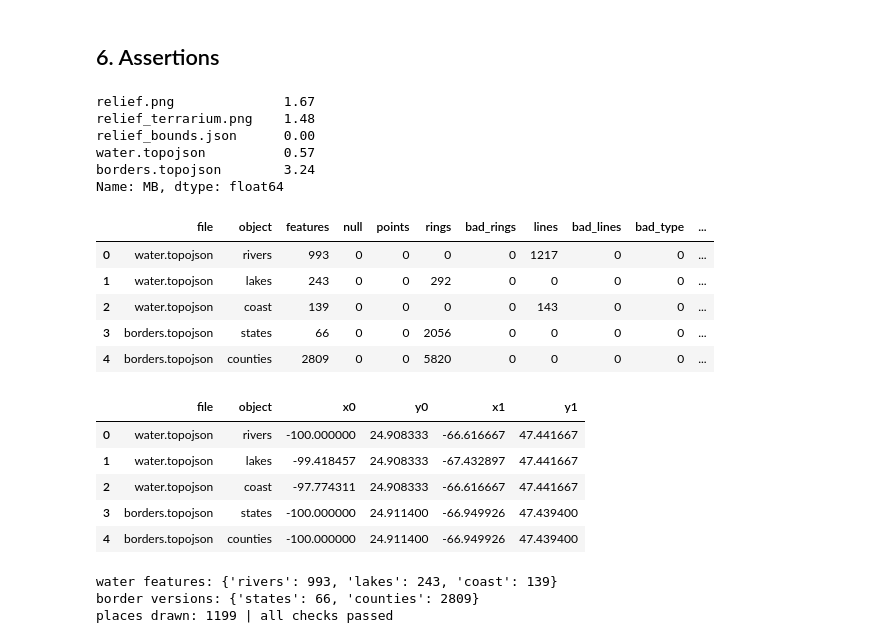
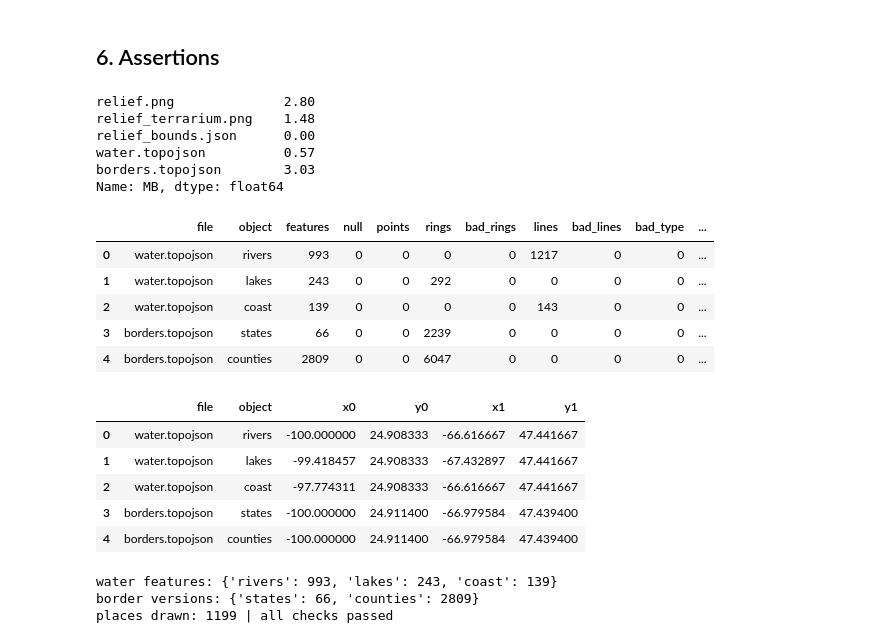
Before and after one commit to larawashington-PGDV5200/revolutionary-xroads, a Jupyter notebook: rx-pipeline/notebooks/E01_base.ipynb, the cells around one changed output. Drawn from its saved outputs; the diff is of its cells as text; code cells hidden in the pictures.

```diff
--- a/rx-pipeline/notebooks/E01_base.ipynb
+++ b/rx-pipeline/notebooks/E01_base.ipynb
@@ -259,26 +260,28 @@ def hillshade(z, lat_c, res_deg, azimuth=315, altitude=45):
 Z_FACTOR = 5             # vertical exaggeration (T-010)
 STRETCH_PCT = (1, 99)    # linear contrast stretch between these land-cell percentiles
 land = z > 0
-hs = hillshade(z * Z_FACTOR, lat_c, res)
+hs = hillshade(np.maximum(z, 0) * Z_FACTOR, lat_c, res)     # T-014: below sea level shades flat; the land mask (§3b) sets transparency
 s_lo, s_hi = np.percentile(hs[land], STRETCH_PCT)
 shade = np.clip((hs - s_lo) / (s_hi - s_lo), 0, 1)
 print(f'shade before stretch: p{STRETCH_PCT[0]} {s_lo:.3f}, p{STRETCH_PCT[1]} {s_hi:.3f} | grey std on land {(shade[land] * 255).std():.1f}')
 
-# T-011: 2 x 2 block mean over land cells; a block is land when >= 2 of its 4 cells are land
+# T-011: 2 x 2 block mean; T-014: of all 4 cells (the land mask in §3b decides what is opaque)
 DOWNSAMPLE = 2
 assert z.shape[0] % DOWNSAMPLE == 0 and z.shape[1] % DOWNSAMPLE == 0, z.shape     # so the bounds stay the same
 def blocks(a): return a.reshape(a.shape[0] // DOWNSAMPLE, DOWNSAMPLE, a.shape[1] // DOWNSAMPLE, DOWNSAMPLE).sum(axis=(1, 3))
 n_land = blocks(land.astype('int16'))
-gray = np.round(blocks(np.where(land, shade, 0)) / np.maximum(n_land, 1) * 255).astype('uint8')
-land2 = n_land * 2 >= DOWNSAMPLE ** 2
+gray = np.round(blocks(shade) / DOWNSAMPLE ** 2 * 255).astype('uint8')
+land2 = n_land * 2 >= DOWNSAMPLE ** 2        # the T-011 land rule, kept only to report what T-014 changes
 res2 = res * DOWNSAMPLE
 print('relief grid', z.shape, '->', gray.shape, '| cell', round(res2, 6), 'deg | land blocks', f'{land2.mean():.1%}', '| grey std on land', round(float(gray[land2].std()), 1))
 meta = {'bounds': BOUNDS, 'bounds_order': '[west, south, east, north], degrees, cell edges',
         'crs': 'EPSG:4326', 'grid': 'equirectangular lon/lat; in deck.gl set _imageCoordinateSystem: COORDINATE_SYSTEM.LNGLAT',
-        'width': int(gray.shape[1]), 'height': int(gray.shape[0]), 'cell_deg': res2, 'downsample': {'factor': DOWNSAMPLE, 'method': 'mean of land cells per block; land if >= 2 of 4 cells', 'source_cell_deg': res},
+        'width': int(gray.shape[1]), 'height': int(gray.shape[0]), 'cell_deg': res2, 'downsample': {'factor': DOWNSAMPLE, 'method': 'mean of all cells per block (T-014)', 'source_cell_deg': res},
         'extent': BOUNDS, 'extent_note': 'shared map extent = relief bounds; every web/data map layer is clipped to it (T-011)',
         'hillshade': {'azimuth': 315, 'altitude': 45, 'z_factor': Z_FACTOR,
-                      'stretch': {'method': 'linear, land cells', 'percentiles': list(STRETCH_PCT), 'shade_range': [round(float(s_lo), 4), round(float(s_hi), 4)]}}, 'ocean': 'transparent where z <= 0', 'lakes': 'transparent inside the water.topojson lake polygons (T-011)',
+                      'stretch': {'method': 'linear, land cells (z > 0)', 'percentiles': list(STRETCH_PCT), 'shade_range': [round(float(s_lo), 4), round(float(s_hi), 4)]},
+                      'below_sea_level': 'z < 0 set to 0 before shading (T-014)'},
+        'ocean': 'transparent outside the Natural Earth 10m land polygons (T-014)', 'lakes': 'transparent inside the water.topojson lake polygons (T-011)',
         'elevation_m': [float(z.min()), float(z.max())],
         'source': 'NOAA NCEI 2022, ETOPO 2022 30 arc-second (ice surface), https://doi.org/10.25921/fd45-gt74'}
 
@@ -394,7 +430,7 @@ NB = {'states': GIS / 'newberry-ahcb-stateterr/shp/US_HistStateTerr_Gen001.shp',
       'counties': GIS / 'newberry-ahcb-counties/shp/US_HistCounties_Gen001.shp'}
 keep = {'states': ['ID_NUM', 'NAME', 'ABBR_NAME', 'TERR_TYPE', 'START_DATE', 'END_DATE'],
         'counties': ['ID_NUM', 'NAME', 'STATE_TERR', 'CNTY_TYPE', 'START_DATE', 'END_DATE']}
-borders, snap_counts = {}, []
+borders, snap_counts, land_clip = {}, [], []
 for k, path in NB.items():
     g = gpd.read_file(path)
     n_invalid = int((~g.is_valid).sum())
@@ -405,6 +441,12 @@ for k, path in NB.items():
     g['geometry'] = g.geometry.make_valid()
     g = g[g.intersects(EXT_BOX)]
     g = gpd.clip(g, EXT_BOX)
+    # T-014: clip to the border mask (only shapes that reach the ocean or a Great Lake are cut)
+    n_box = len(g)
+    on_land = shapely.covers(BORDER_MASK, g.geometry.values)
+    g.loc[~on_land, 'geometry'] = shapely.intersection(g.geometry.values[~on_land], BORDER_MASK)
+    g = g[~g.is_empty & g.geometry.notna()]
+    land_clip.append(dict(object=k, in_extent=n_box, cut_at_water=int((~on_land).sum()), dropped_all_water=n_box - len(g), kept=len(g)))
     g['geometry'] = g.geometry.simplify(SIMPLIFY, preserve_topology=True)
     g = g[~g.is_empty]
     # keep only the polygon parts (clip/make_valid can leave stray lines or points)
@@ -419,6 +461,7 @@ for k, path in NB.items():
     for y in SNAPSHOTS:
         snap_counts.append(dict(object=k, year=y, shapes=int(g.years.apply(lambda v: y in v).sum())))
     print(k, '| source invalid:', n_invalid, '| versions written:', len(g))
+display(pd.DataFrame(land_clip))
 snap = pd.DataFrame(snap_counts).pivot(index='year', columns='object', values='shapes')
 display(snap)
 print('borders.topojson', f"{write_topojson(to_topojson(borders), WEB / 'borders.topojson'):.2f} MB")
@@ -515,46 +561,60 @@ assert np.abs(dec - zt).max() < 1, np.abs(dec - zt).max()
 # Reference decoder (topojson-client, node): same feature counts, every ring >= 4 closed positions, every line >= 2
 chk = topojson_client_check([WEB / 'water.topojson', WEB / 'borders.topojson'])
 display(chk)
 want_n = {('water.topojson', k): len(d) for k, d in water.items()} | {('borders.topojson', k): len(d) for k, d in borders.items()}
 assert {(r.file, r.object): r.features for r in chk.itertuples()} == want_n, chk
 assert (chk[['null', 'bad_rings', 'bad_lines', 'bad_type']] == 0).all().all(), chk
 assert (chk[chk.object.isin(['lakes', 'states', 'counties'])].rings > 0).all() and (chk[chk.object.isin(['rivers', 'coast'])].lines > 0).all()
 
 # T-011: every decoded coordinate of water and borders lies inside the shared extent (C01 and D01 check their own files)
 display(assert_inside(chk, meta['extent']))
 
 # T-011: Lakes Michigan, Huron and Erie are transparent in the PNG as written (every pixel centre inside the polygon)
 for nm in ['Lake Michigan', 'Lake Huron', 'Lake Erie']:
     m = pixels_in(W_['lakes'][W_['lakes'].name == nm].geometry.values)
-    assert m.sum() > 1000 and (img[..., 1][m] == 0).all(), nm
+    assert m.sum() > 1000 and (img[..., 3][m] == 0).all(), nm
 
-# hillshade has visible contrast and records its settings
-assert meta['hillshade']['z_factor'] == Z_FACTOR > 1 and img[..., 0][img[..., 1] > 0].std() > 20
+# T-014: RGBA; 0 transparent pixels inside the land mask, 0 opaque outside it; colours on the umber -> loam ramp
+assert img.ndim == 3 and img.shape[2] == 4, img.shape
+assert int((img[..., 3][land_px] == 0).sum()) == 0 and int((img[..., 3][~land_px] > 0).sum()) == 0
+assert (img[..., 3][lake_px] == 0).all()
+op = img[..., :3][img[..., 3] > 0].astype('int16')
+assert (op >= SHADE).all() and (op <= LIT).all()
+# every opaque pixel lies on the ramp (one shade value per pixel, rounding <= 1)
+t_dec = (op[:, 0] - SHADE[0]) / (LIT[0] - SHADE[0])
+assert np.abs(np.round(SHADE + t_dec[:, None] * (LIT - SHADE)) - op).max() <= 1
+
+# hillshade has visible contrast (decoded shade, 0-255) and records its settings
+assert meta['hillshade']['z_factor'] == Z_FACTOR > 1 and (t_dec * 255).std() > 20
+
+# T-014: borders lie inside the border mask (land minus Great Lakes; + simplify tolerance + quantization)
+LAND_TOL = shapely.buffer(BORDER_MASK, SIMPLIFY * 2); shapely.prepare(LAND_TOL)
+for k, d in B_.items(): assert shapely.covers(LAND_TOL, d.geometry.values).all(), k
 
 # every place in the working extent falls inside the relief bounds
 assert pts.lon.between(w, e).all() and pts.lat.between(s, n).all()
 print('water features:', {k: len(d) for k, d in W_.items()})
 print('border versions:', {k: len(d) for k, d in B_.items()})
 print('places drawn:', len(pts), '| all checks passed')
 # %% [output]
-relief.png              1.67
+relief.png              2.80
 relief_terrarium.png    1.48
 relief_bounds.json      0.00
 water.topojson          0.57
-borders.topojson        3.24
+borders.topojson        3.03
 Name: MB, dtype: float64
 |  | file | object | features | null | points | rings | bad_rings | lines | bad_lines | bad_type | ... |
 | 0 | water.topojson | rivers | 993 | 0 | 0 | 0 | 0 | 1217 | 0 | 0 | ... |
 | 1 | water.topojson | lakes | 243 | 0 | 0 | 292 | 0 | 0 | 0 | 0 | ... |
 | 2 | water.topojson | coast | 139 | 0 | 0 | 0 | 0 | 143 | 0 | 0 | ... |
-| 3 | borders.topojson | states | 66 | 0 | 0 | 2056 | 0 | 0 | 0 | 0 | ... |
-| 4 | borders.topojson | counties | 2809 | 0 | 0 | 5820 | 0 | 0 | 0 | 0 | ... |
+| 3 | borders.topojson | states | 66 | 0 | 0 | 2239 | 0 | 0 | 0 | 0 | ... |
+| 4 | borders.topojson | counties | 2809 | 0 | 0 | 6047 | 0 | 0 | 0 | 0 | ... |
 |  | file | object | x0 | y0 | x1 | y1 |
 | 0 | water.topojson | rivers | -100.000000 | 24.908333 | -66.616667 | 47.441667 |
 | 1 | water.topojson | lakes | -99.418457 | 24.908333 | -67.432897 | 47.441667 |
 | 2 | water.topojson | coast | -97.774311 | 24.908333 | -66.616667 | 47.441667 |
-| 3 | borders.topojson | states | -100.000000 | 24.911400 | -66.949926 | 47.439400 |
-| 4 | borders.topojson | counties | -100.000000 | 24.911400 | -66.949926 | 47.439400 |
+| 3 | borders.topojson | states | -100.000000 | 24.911400 | -66.979584 | 47.439400 |
+| 4 | borders.topojson | counties | -100.000000 | 24.911400 | -66.979584 | 47.439400 |
 water features: {'rivers': 993, 'lakes': 243, 'coast': 139}
 border versions: {'states': 66, 'counties': 2809}
 places drawn: 1199 | all checks passed
```
Also changed, not shown: parts of 9 cells of this notebook, 37 other files.
